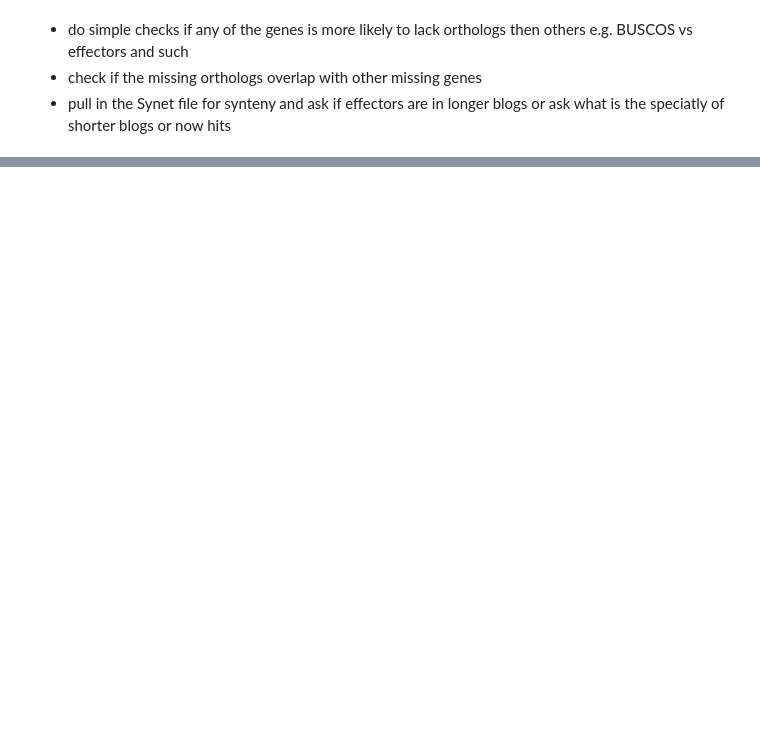
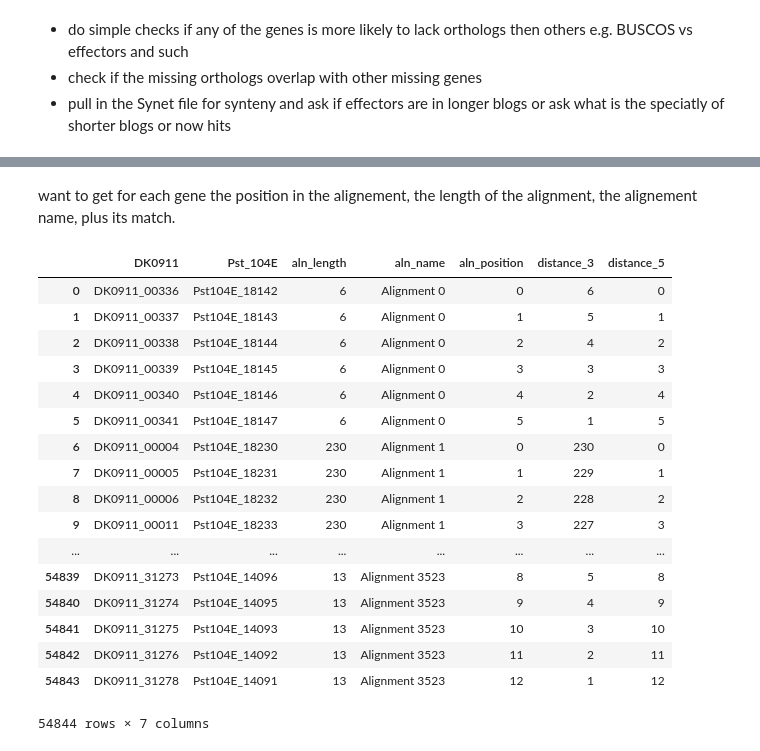
Before and after one commit to Team-Schwessinger/DK_0911-1, a Jupyter notebook: scripts/DK0911v04_Pst104E_presence_absence_orthology.ipynb, the cells around one changed output, grey strips where cells are left out. Saved outputs shown, nothing was run; the diff lists cells and outputs as text; code cells hidden in the pictures; blank space fills up the shorter version.

```diff
--- a/scripts/DK0911v04_Pst104E_presence_absence_orthology.ipynb
+++ b/scripts/DK0911v04_Pst104E_presence_absence_orthology.ipynb
@@ -825,0 +421,53 @@ pd.merge(TE_sf_cov_df, TE_sf_cov_df)
+# %% [markdown]
+want to get for each gene the position in the alignement, the length of the alignment, the alignement name, plus its match.
+# %%
+synteny_dict = {}
+synteny_dict['aln_name'] = []
+synteny_dict['aln_position'] = []
+synteny_dict['aln_length'] = []
+synteny_dict['Pst_104E'] = []
+synteny_dict['DK0911'] = []
+synteny_dict['distance_5'] = []
+synteny_dict['distance_3'] = []
+len_pattern = re.compile(r'N=([^ ]*)')
+d_pattern = re.compile(r'DK[^\t]*')
+p_pattern = re.compile(r'Pst[^\t]*')
+position_pattern = re.compile(r'-([^:]*)')
+count = 0
+with open(fn, 'r') as fh:
+    for line in fh:
+        line.rstrip()
+        count = count + 1
+        if line.startswith(r'## '):
+            aln_len = int(re.findall(len_pattern, line)[0])
+            aln_name = line.split(':')[0][3:]
+        elif not line.startswith(r'#'):
+            aln_position = int(re.findall(position_pattern , line)[0].replace(' ', ''))
+            synteny_dict['DK0911'].append(re.findall(d_pattern, line)[0])
+            synteny_dict['Pst_104E'].append(re.findall(p_pattern, line)[0])
+            synteny_dict['aln_name'].append(aln_name)
+            synteny_dict['aln_length'].append(aln_len)
+            synteny_dict['aln_position'].append(aln_position)
+            synteny_dict['distance_5'].append(aln_position)
+            synteny_dict['distance_3'].append(aln_len - aln_position)
+syn_df = pd.DataFrame.from_dict(synteny_dict)
+syn_df
+# %% [output]
+|  | DK0911 | Pst_104E | aln_length | aln_name | aln_position | distance_3 | distance_5 |
+| 0 | DK0911_00336 | Pst104E_18142 | 6 | Alignment 0 | 0 | 6 | 0 |
+| 1 | DK0911_00337 | Pst104E_18143 | 6 | Alignment 0 | 1 | 5 | 1 |
+| 2 | DK0911_00338 | Pst104E_18144 | 6 | Alignment 0 | 2 | 4 | 2 |
+| 3 | DK0911_00339 | Pst104E_18145 | 6 | Alignment 0 | 3 | 3 | 3 |
+| 4 | DK0911_00340 | Pst104E_18146 | 6 | Alignment 0 | 4 | 2 | 4 |
+| 5 | DK0911_00341 | Pst104E_18147 | 6 | Alignment 0 | 5 | 1 | 5 |
+| 6 | DK0911_00004 | Pst104E_18230 | 230 | Alignment 1 | 0 | 230 | 0 |
+| 7 | DK0911_00005 | Pst104E_18231 | 230 | Alignment 1 | 1 | 229 | 1 |
+| 8 | DK0911_00006 | Pst104E_18232 | 230 | Alignment 1 | 2 | 228 | 2 |
+| 9 | DK0911_00011 | Pst104E_18233 | 230 | Alignment 1 | 3 | 227 | 3 |
+| ... | ... | ... | ... | ... | ... | ... | ... |
+| 54839 | DK0911_31273 | Pst104E_14096 | 13 | Alignment 3523 | 8 | 5 | 8 |
+| 54840 | DK0911_31274 | Pst104E_14095 | 13 | Alignment 3523 | 9 | 4 | 9 |
+| 54841 | DK0911_31275 | Pst104E_14093 | 13 | Alignment 3523 | 10 | 3 | 10 |
+| 54842 | DK0911_31276 | Pst104E_14092 | 13 | Alignment 3523 | 11 | 2 | 11 |
+| 54843 | DK0911_31278 | Pst104E_14091 | 13 | Alignment 3523 | 12 | 1 | 12 |
+54844 rows × 7 columns
```
Also changed, not shown: parts of 103 cells of this notebook.
